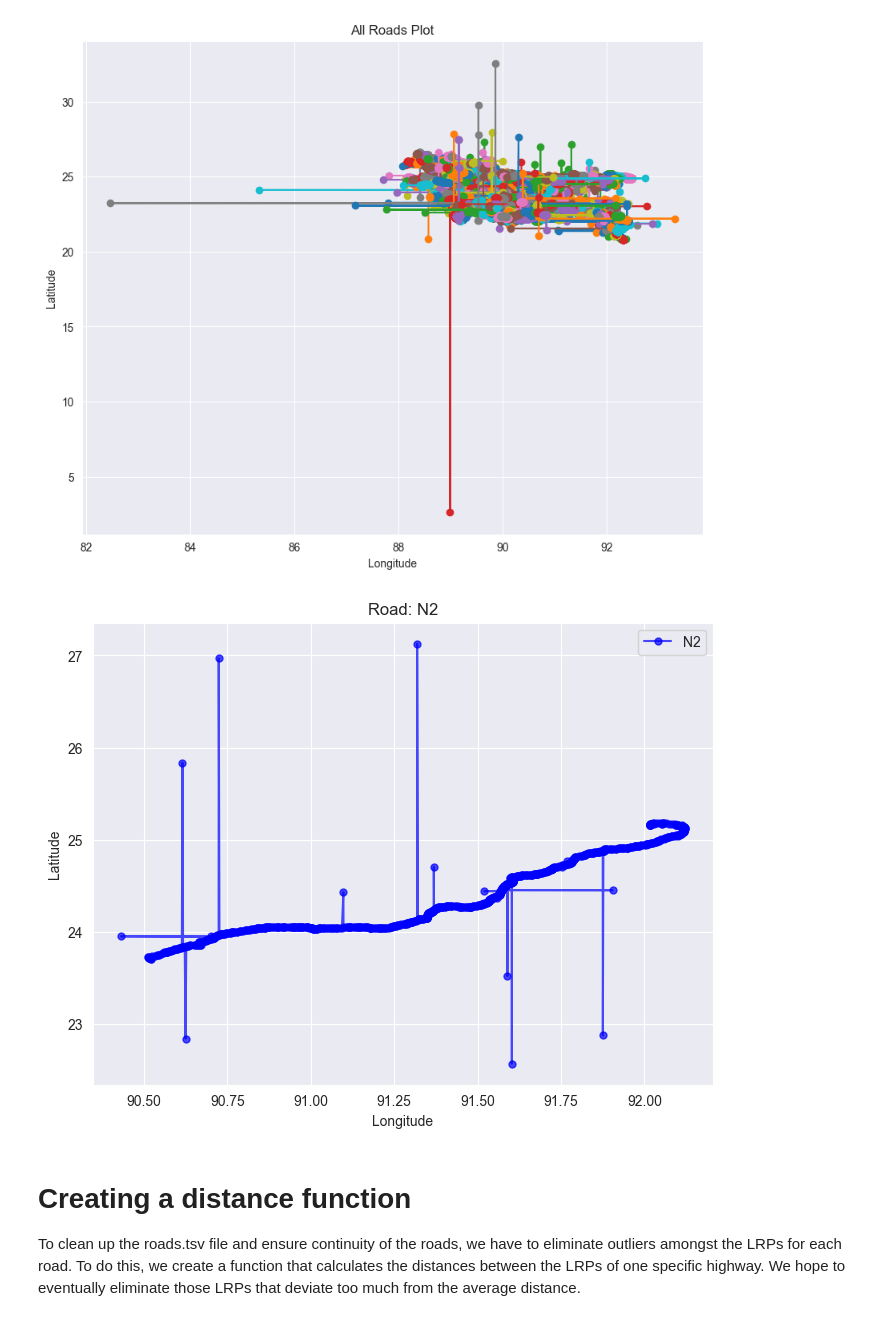
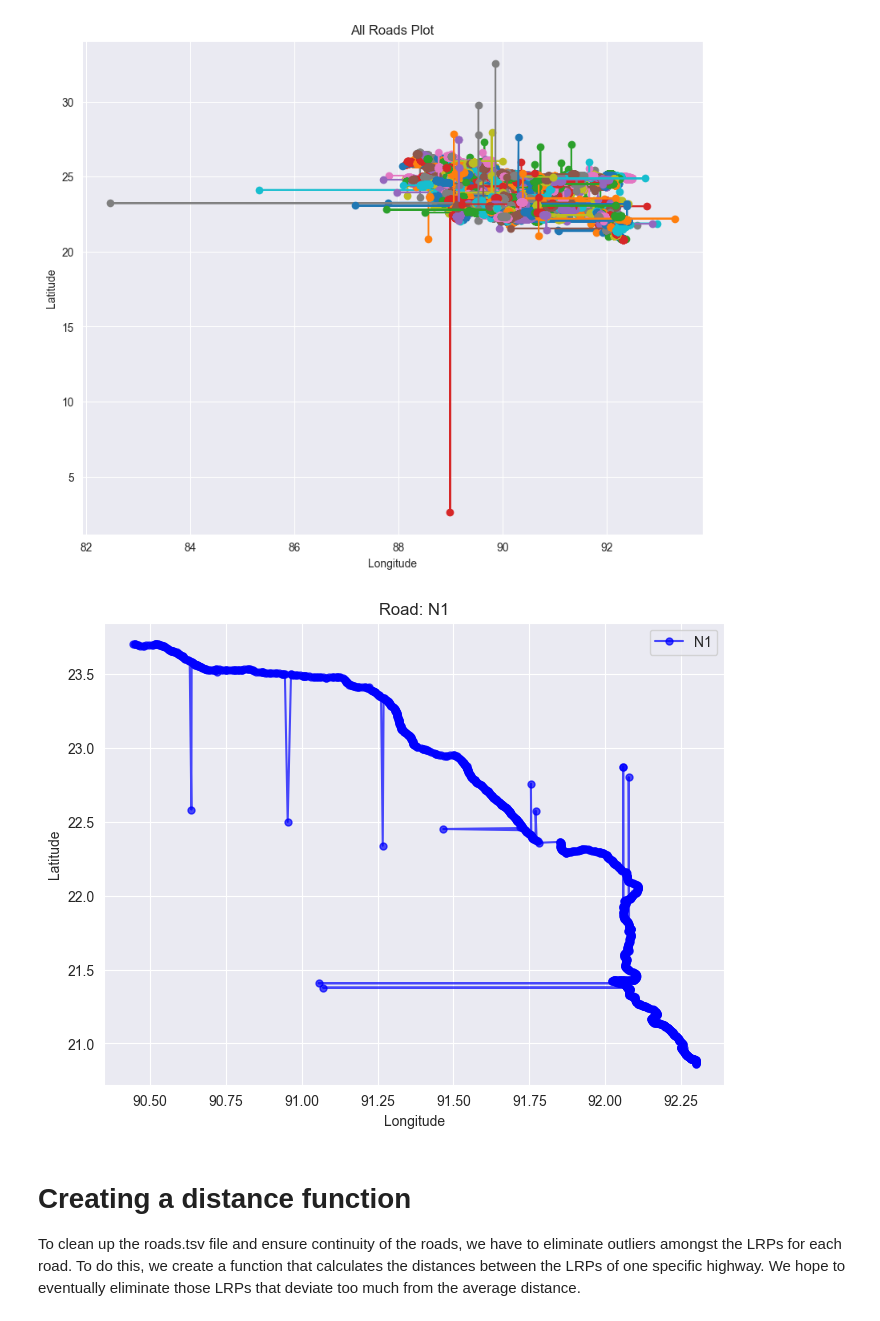
Before and after one commit to adellorto/Advanced-Simulation---Group-12, a Jupyter notebook: EPA133a-G12-A1/notebook/G12-A1-initial-data-exploration.ipynb, the cells around one changed output. Cells and saved outputs as stored; diff of their text form; code cells hidden in the pictures.

```diff
--- a/EPA133a-G12-A1/notebook/G12-A1-initial-data-exploration.ipynb
+++ b/EPA133a-G12-A1/notebook/G12-A1-initial-data-exploration.ipynb
@@ -61,37 +61,39 @@ plt.show()
 # %%
 # Zooming into one road to take a closer look at the outliers shown in the "All roads plot"
 # Select a row of importance form the dataset
-row = roads.iloc[22]
+row = roads.iloc[0]
 
 # Extract the name of the road (first column)
 road_name = row.iloc[0]
 
 # Extract latitude and longitude values from the row
 latitudes = []
 longitudes = []
 
 # Extract latitude and longitude for each LRP
 for i in range(1, len(row), 3):  # every 3rd column is latitude and longitude
     latitudes.append(row.iloc[i+1])   # Column i+1 is latitude
     longitudes.append(row.iloc[i+2])  # Column i+2 is longitude
 
 # Create the plot
 plt.figure(figsize=(8, 6))
 
 # Plot the road (first row)
 plt.plot(longitudes, latitudes, marker='o', markersize=5, linestyle='-', color='blue', alpha=0.7, label=f'{road_name}')
 
 # Customize the plot
 plt.title(f'Road: {road_name}')
 plt.xlabel('Longitude')
 plt.ylabel('Latitude')
 plt.grid(True)
 plt.legend()
 
+plt.savefig("../data/raw/n1_raw.png", format='png', bbox_inches='tight')  # Save as PNG with tight bounding box
+
 # Show the plot
 plt.show()
 # %% [output]
-[figure, old version]
+[figure, new version]
 # %% [markdown]
 # Creating a distance function
 To clean up the roads.tsv file and ensure continuity of the roads, we have to eliminate outliers amongst the LRPs for each road. To do this, we create a function that calculates the distances between the LRPs of one specific highway. We hope to eventually eliminate those LRPs that deviate too much from the average distance.
```
Also changed, not shown: parts of 5 cells of this notebook, 7 other files.
